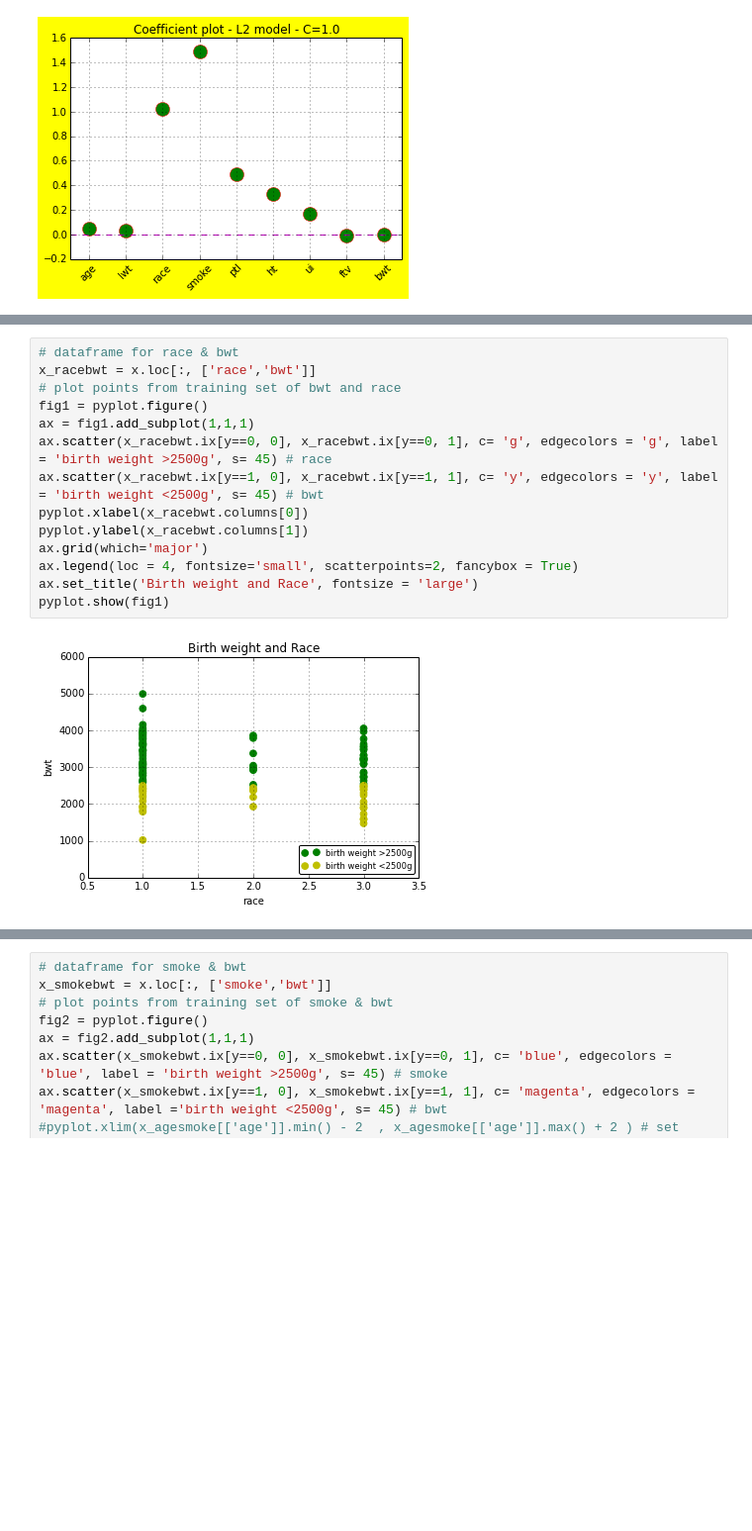
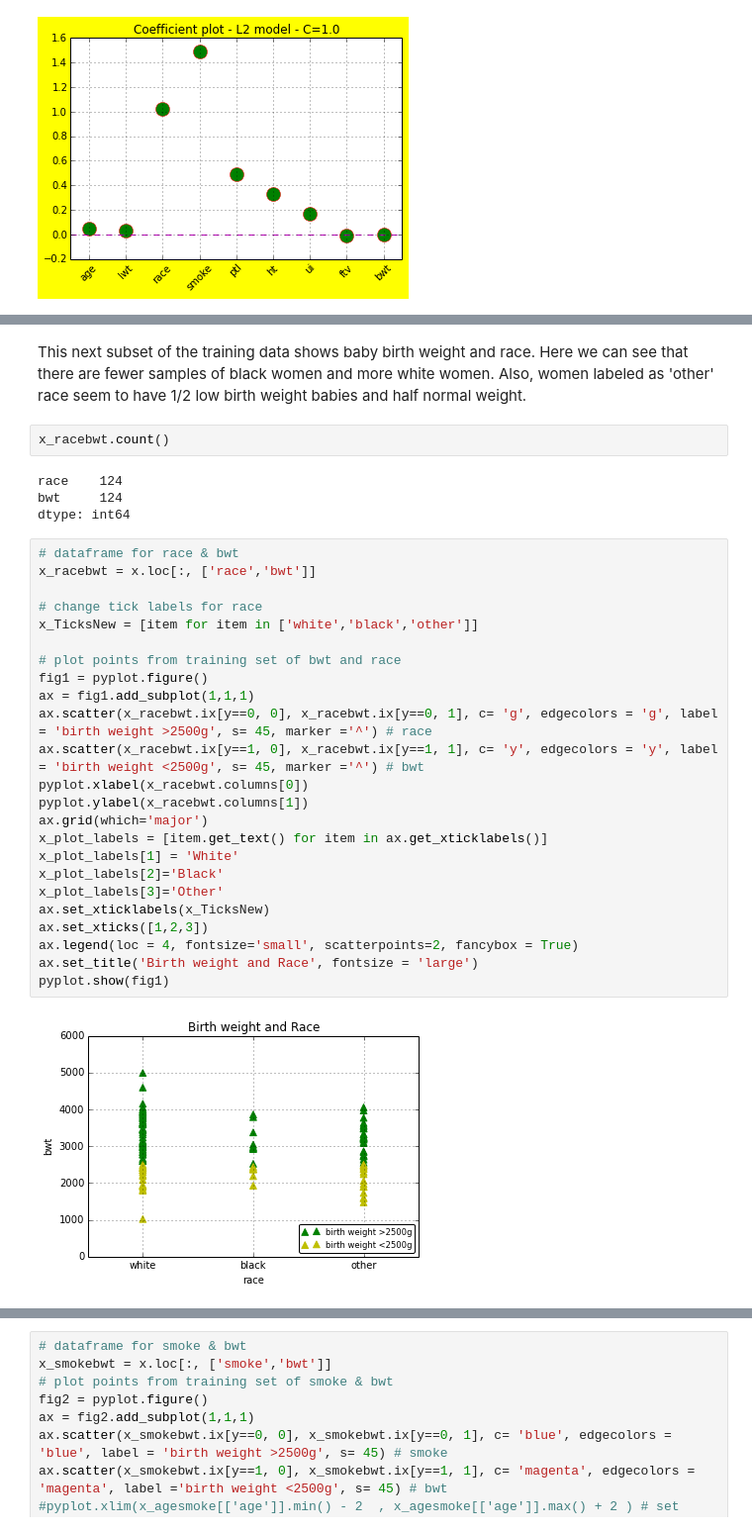
Before and after one commit to Gabya06/datascience, a Jupyter notebook: LogisticRegression/LogisticRegression-LowBirthWeight.ipynb, the cells around one changed output, grey strips where cells are left out. Shown at 99% size. Drawn from its saved outputs; the diff is of its cells as text; blank space fills up the shorter version.

```diff
--- a/LogisticRegression/LogisticRegression-LowBirthWeight.ipynb
+++ b/LogisticRegression/LogisticRegression-LowBirthWeight.ipynb
@@ -325,16 +331,34 @@ pyplot.show(fig)
+# %% [markdown]
+This next subset of the training data shows baby birth weight and race. Here we can see that there are fewer samples of black women and more white women. Also, women labeled as 'other' race seem to have 1/2 low birth weight babies and half normal weight.
+# %%
+x_racebwt.count()
+# %% [output]
+race    124
+bwt     124
+dtype: int64
 # %%
 # dataframe for race & bwt
 x_racebwt = x.loc[:, ['race','bwt']]
+
+# change tick labels for race
+x_TicksNew = [item for item in ['white','black','other']]
+
 # plot points from training set of bwt and race
 fig1 = pyplot.figure()
 ax = fig1.add_subplot(1,1,1)
-ax.scatter(x_racebwt.ix[y==0, 0], x_racebwt.ix[y==0, 1], c= 'g', edgecolors = 'g', label = 'birth weight >2500g', s= 45) # race
-ax.scatter(x_racebwt.ix[y==1, 0], x_racebwt.ix[y==1, 1], c= 'y', edgecolors = 'y', label = 'birth weight <2500g', s= 45) # bwt
+ax.scatter(x_racebwt.ix[y==0, 0], x_racebwt.ix[y==0, 1], c= 'g', edgecolors = 'g', label = 'birth weight >2500g', s= 45, marker ='^') # race
+ax.scatter(x_racebwt.ix[y==1, 0], x_racebwt.ix[y==1, 1], c= 'y', edgecolors = 'y', label = 'birth weight <2500g', s= 45, marker ='^') # bwt
 pyplot.xlabel(x_racebwt.columns[0])
 pyplot.ylabel(x_racebwt.columns[1])
 ax.grid(which='major')
+x_plot_labels = [item.get_text() for item in ax.get_xticklabels()]
+x_plot_labels[1] = 'White'
+x_plot_labels[2]='Black'
+x_plot_labels[3]='Other'
+ax.set_xticklabels(x_TicksNew)
+ax.set_xticks([1,2,3])
 ax.legend(loc = 4, fontsize='small', scatterpoints=2, fancybox = True)
 ax.set_title('Birth weight and Race', fontsize = 'large')
 pyplot.show(fig1)
 # %% [output]
-[figure, old version]
+[figure, new version]
```
Also changed, not shown: parts of 12 cells of this notebook.
